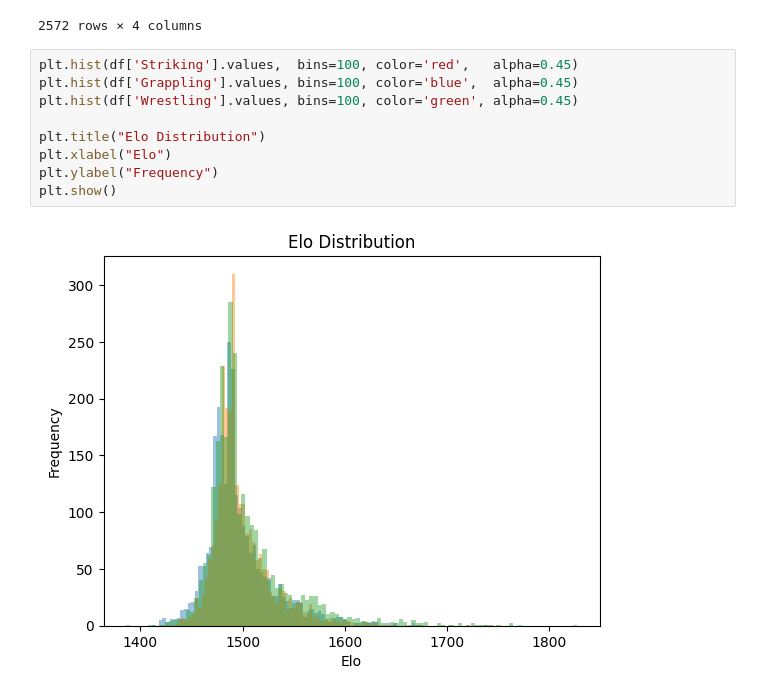
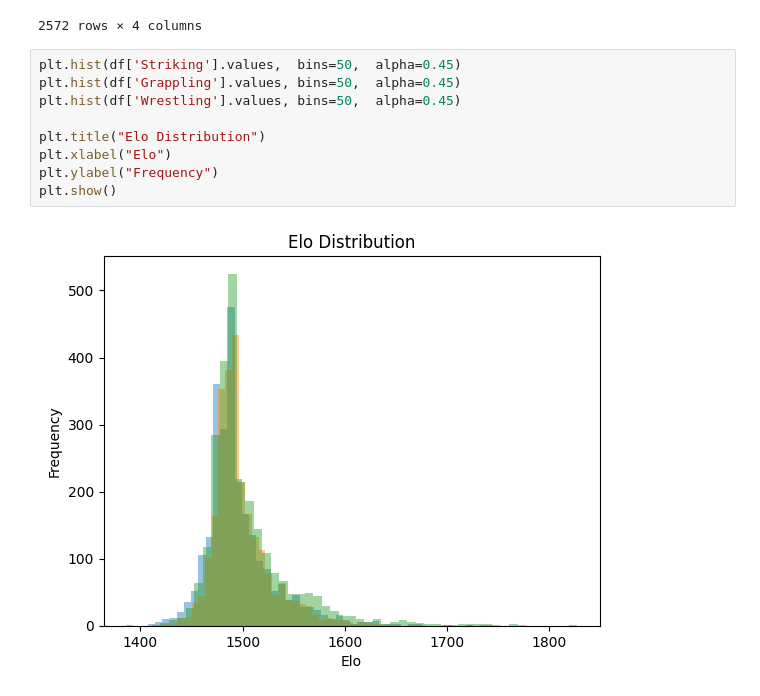
Before and after one commit to DimitrisPantzopoulos/AAHL-Math-IA, a Jupyter notebook: Plots.ipynb, the cells around one changed output. Cells and saved outputs as stored; diff of their text form.

```diff
--- a/Plots.ipynb
+++ b/Plots.ipynb
@@ -24,13 +24,13 @@ df
 | Chase Sherman | 1386.127161 | 1417.208454 | 1421.580902 | 2439.409882 |
 2572 rows × 4 columns
 # %%
-plt.hist(df['Striking'].values,  bins=100, color='red',   alpha=0.45)
-plt.hist(df['Grappling'].values, bins=100, color='blue',  alpha=0.45)
-plt.hist(df['Wrestling'].values, bins=100, color='green', alpha=0.45)
+plt.hist(df['Striking'].values,  bins=50,  alpha=0.45)
+plt.hist(df['Grappling'].values, bins=50,  alpha=0.45)
+plt.hist(df['Wrestling'].values, bins=50,  alpha=0.45)
 
 plt.title("Elo Distribution")
 plt.xlabel("Elo")
 plt.ylabel("Frequency")
 plt.show()
 # %% [output]
-[figure, old version]
+[figure, new version]
```
Also changed, not shown: parts of 1 cell of this notebook.
